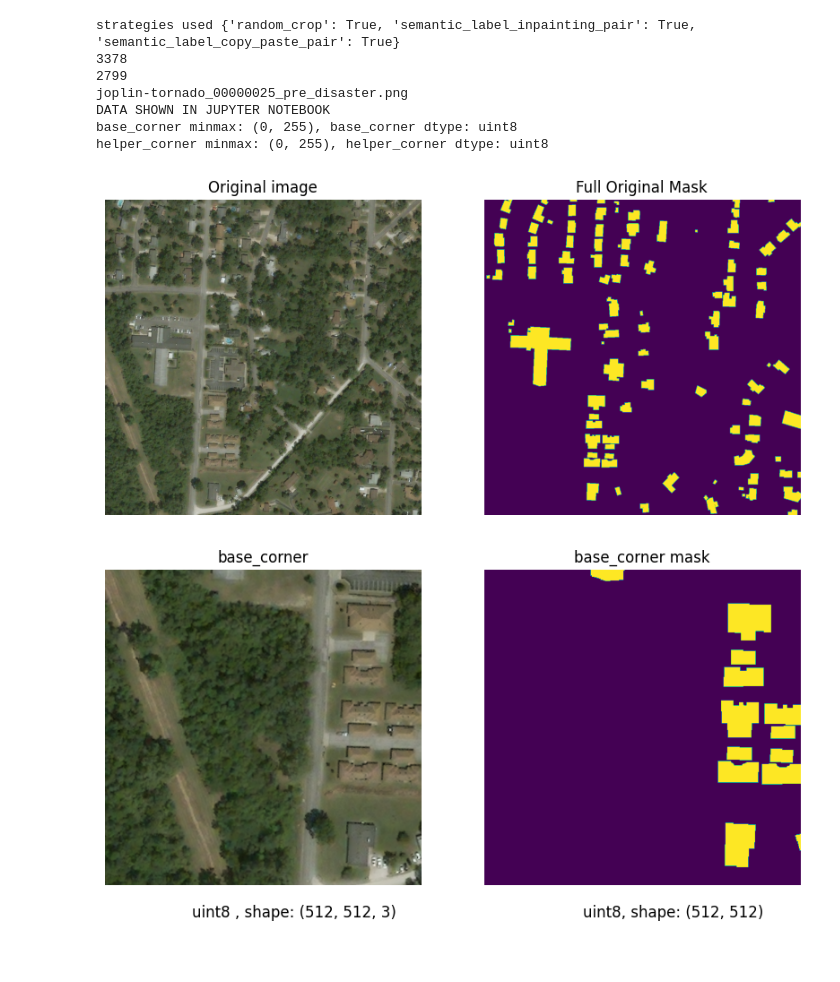
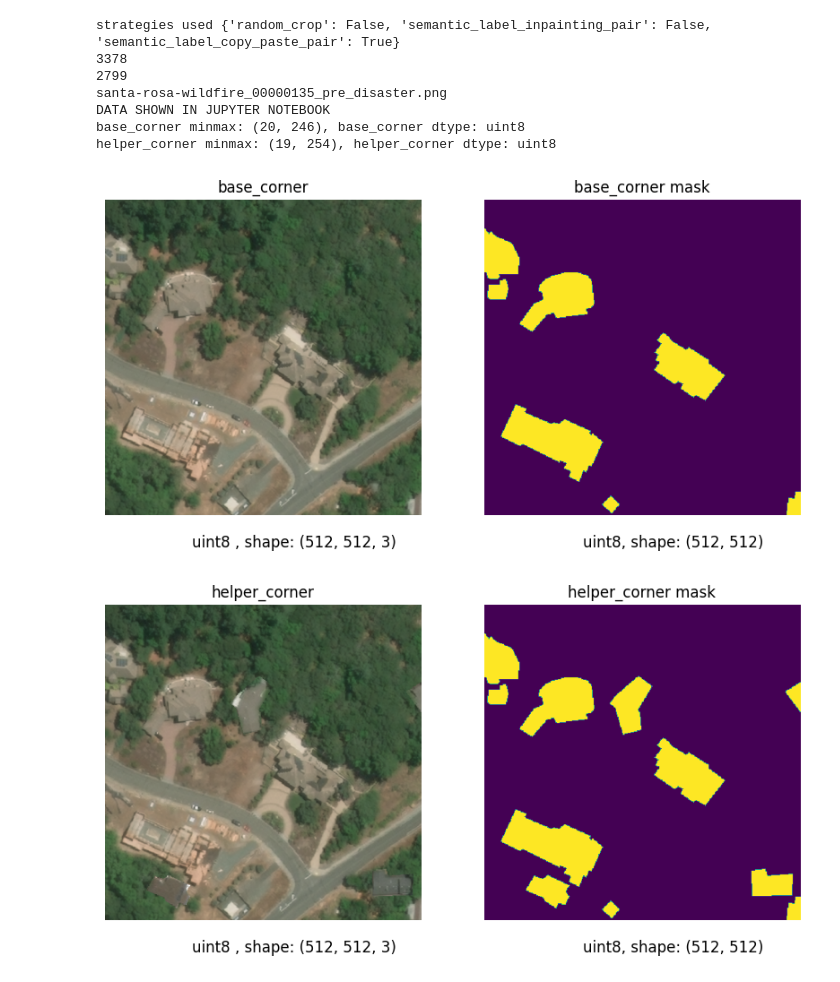
Before and after one commit to kentookuyama/bachelor-thesis, a Jupyter notebook: self-pair-strategy-testing.ipynb, the cells around one changed output. Drawn from its saved outputs; the diff is of its cells as text; code cells hidden in the pictures.

```diff
--- a/self-pair-strategy-testing.ipynb
+++ b/self-pair-strategy-testing.ipynb
@@ -55,8 +59,8 @@ image_dir=("./xview2/tier3/images", "./xview2/train/images")
 target_dir=("./xview2/tier3/targets", "./xview2/train/targets")
 
 strategies = dict(
-                random_crop=True,
-                semantic_label_inpainting_pair=True,
+                random_crop=False,
+                semantic_label_inpainting_pair=False,
                 semantic_label_copy_paste_pair=True,
             )
 
@@ -83,26 +87,26 @@ if len(dataset) == 2799:
 # 5 => data with empty corner values (black screen)
 # 25 => good filled
 idx = np.random.randint(1, len(dataset))
-idx = 25
+# idx = 5
 
-# for i in range(10):
+# for i in range(100):
 #     x, y = dataset[i]
 
 x, y = dataset[idx]
 print(y["image_filename"])
 
 # Show original image
-org_img = imread("./xview2/tier3/images/"+y["image_filename"])
-org_mask = imread("./xview2/tier3/targets/"+y["image_filename"].replace(".png", "_target.png"))
-plt.figure(figsize=(10, 5))
-plt.subplot(1, 2, 1)
-plt.title('Original image')
-plt.imshow(org_img)
-plt.axis('off')
-plt.subplot(1, 2, 2)
-plt.title('Full Original Mask')
-plt.imshow(org_mask)
-plt.axis('off')
+# org_img = imread("./xview2/tier3/images/"+y["image_filename"])
+# org_mask = imread("./xview2/tier3/targets/"+y["image_filename"].replace(".png", "_target.png"))
+# plt.figure(figsize=(10, 5))
+# plt.subplot(1, 2, 1)
+# plt.title('Original image')
+# plt.imshow(org_img)
+# plt.axis('off')
+# plt.subplot(1, 2, 2)
+# plt.title('Full Original Mask')
+# plt.imshow(org_mask)
+# plt.axis('off')
 
 #######
 base_corner_np = x[:, :, :3]
@@ -195,38 +199,37 @@ plt.show()
 # print(f"helper_corner minmax: {helper_corner_np.min(), helper_corner_np.max()}, helper_corner dtype: {helper_corner_np.shape}")
 
 
 # to_pil = ToPILImage()
 # # Step 3: Visuazlize the original image and mask
 # plt.figure(figsize=(10, 5))  # Adjust the figsize parameter to increase the size
 # plt.subplot(1, 2, 1)
 # plt.title('Normlaized base corner')
 # plt.imshow(to_pil(base_corner_np))
 # plt.axis('off')
 # plt.subplot(1, 2, 2)
 # plt.title('Full Original Mask')
-# plt.imshow(mask)
-# plt.axis('off')
+# plt.imshow(mask)# plt.axis('off')
 # plt.show()
 
 # # Step 4: Visualize the base corner image/mask and helper corner image/mask
 # to_pil = ToPILImage()
 # plt.figure(figsize=(10, 5))
 # plt.subplot(1, 2, 1)
 # plt.title('Normalized helper corner')
 # plt.imshow(to_pil(helper_corner_np))
 # plt.axis('off')
 # plt.subplot(1, 2, 2)
 # plt.title('Base Corner Mask')
 # plt.imshow(mask2)
 # plt.axis('off')
 # plt.show()
 # %% [output]
-strategies used {'random_crop': True, 'semantic_label_inpainting_pair': True, 'semantic_label_copy_paste_pair': True}
+strategies used {'random_crop': False, 'semantic_label_inpainting_pair': False, 'semantic_label_copy_paste_pair': True}
 3378
 2799
-joplin-tornado_00000025_pre_disaster.png
+santa-rosa-wildfire_00000135_pre_disaster.png
 DATA SHOWN IN JUPYTER NOTEBOOK
-base_corner minmax: (0, 255), base_corner dtype: uint8
-helper_corner minmax: (0, 255), helper_corner dtype: uint8
+base_corner minmax: (20, 246), base_corner dtype: uint8
+helper_corner minmax: (19, 254), helper_corner dtype: uint8
-[figure, old version]
+[figure, new version]
-[figure, old version]
+[figure, new version]
```
Also changed, not shown: parts of 4 cells of this notebook, 5 other files.
